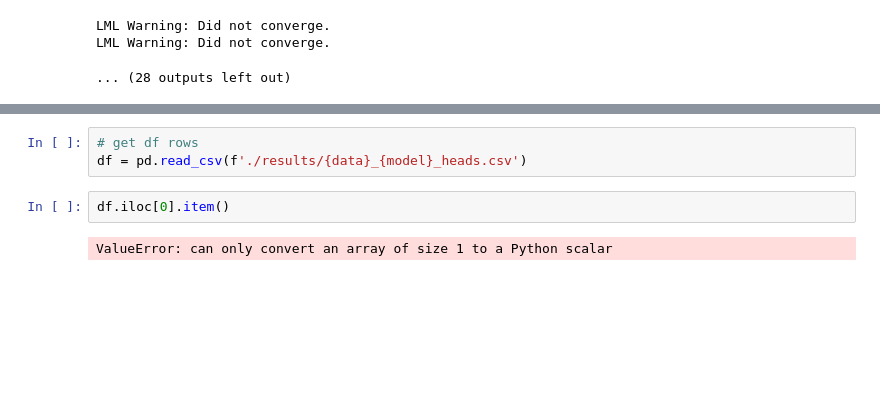
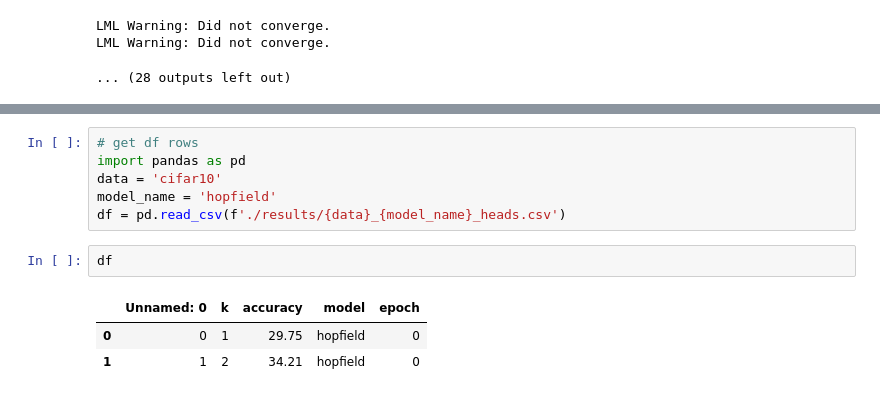
Before and after one commit to seanjaffe1/khopfield, a Jupyter notebook: vision_transformer.ipynb, the cells around one changed output, grey strips where cells are left out. Drawn from its saved outputs; the diff is of its cells as text; blank space fills up the shorter version.

```diff
--- a/vision_transformer.ipynb
+++ b/vision_transformer.ipynb
@@ -527,7 +575,12 @@ LML Warning: Did not converge.
 # %%
 # get df rows
-df = pd.read_csv(f'./results/{data}_{model}_heads.csv')
+import pandas as pd
+data = 'cifar10'
+model_name = 'hopfield'
+df = pd.read_csv(f'./results/{data}_{model_name}_heads.csv')
-# %%
-df.iloc[0].item()
-# %% [output]
-ValueError: can only convert an array of size 1 to a Python scalar
+# %%
+df
+# %% [output]
+|  | Unnamed: 0 | k | accuracy | model | epoch |
+| 0 | 0 | 1 | 29.75 | hopfield | 0 |
+| 1 | 1 | 2 | 34.21 | hopfield | 0 |
```
Also changed, not shown: parts of 19 cells of this notebook, 5 other files.
